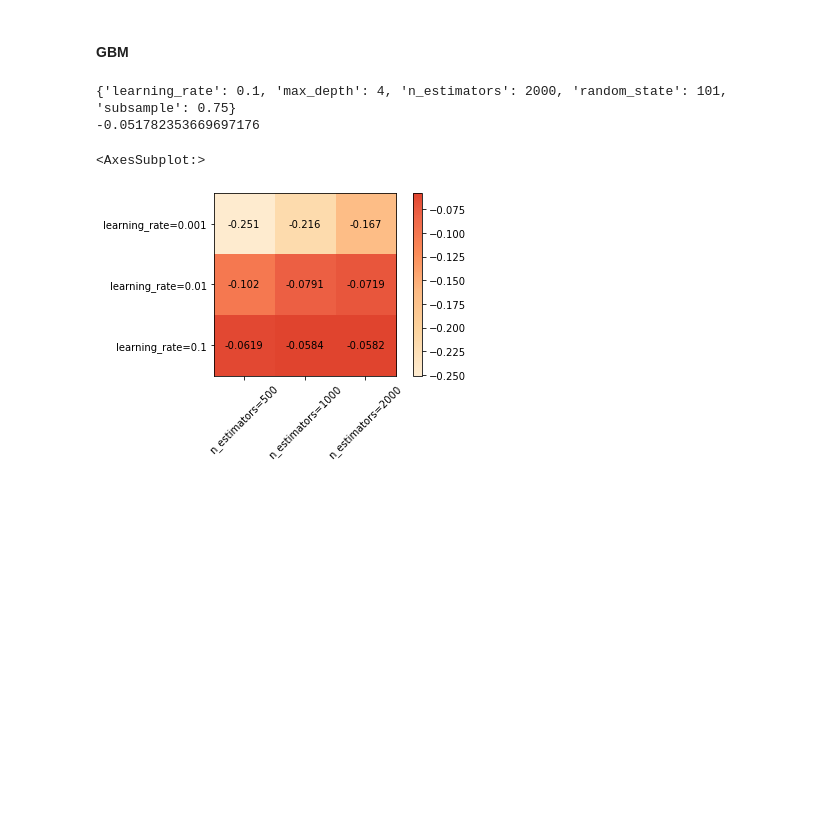
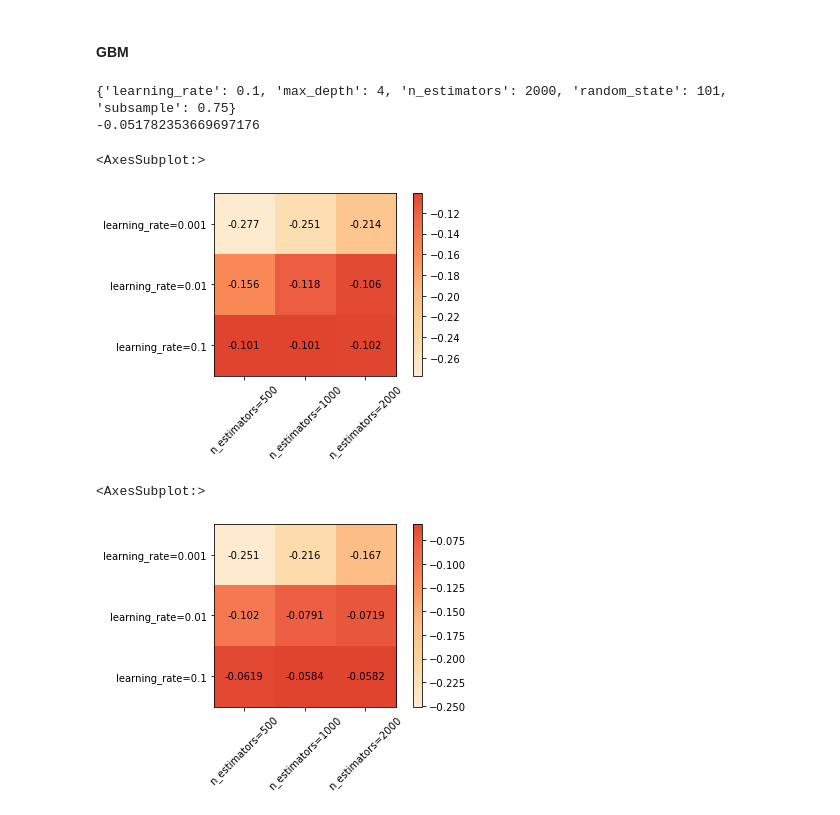
Before and after one commit to harryzyz/ISYE6740GroupProject, a Jupyter notebook: harryModeling.ipynb, the cells around one changed output. Cells and saved outputs as stored; diff of their text form; code cells hidden in the pictures; blank space fills up the shorter version.

```diff
--- a/harryModeling.ipynb
+++ b/harryModeling.ipynb
@@ -144,6 +144,15 @@ print(search_gbm.best_score_)
 # %% [output]
 {'learning_rate': 0.1, 'max_depth': 4, 'n_estimators': 2000, 'random_state': 101, 'subsample': 0.75}
 -0.051782353669697176
+# %%
+plot.grid_search(search_gbm.cv_results_, change=('n_estimators', 'learning_rate'),
+                 subset={'max_depth': 1,
+                         'subsample':1,
+                         'random_state':[101]},
+                 )
+# %% [output]
+<AxesSubplot:>
+[figure, added]
 # %%
 plot.grid_search(search_gbm.cv_results_, change=('n_estimators', 'learning_rate'),
                  subset={'max_depth': 2,
```
Also changed, not shown: parts of 3 cells of this notebook.
